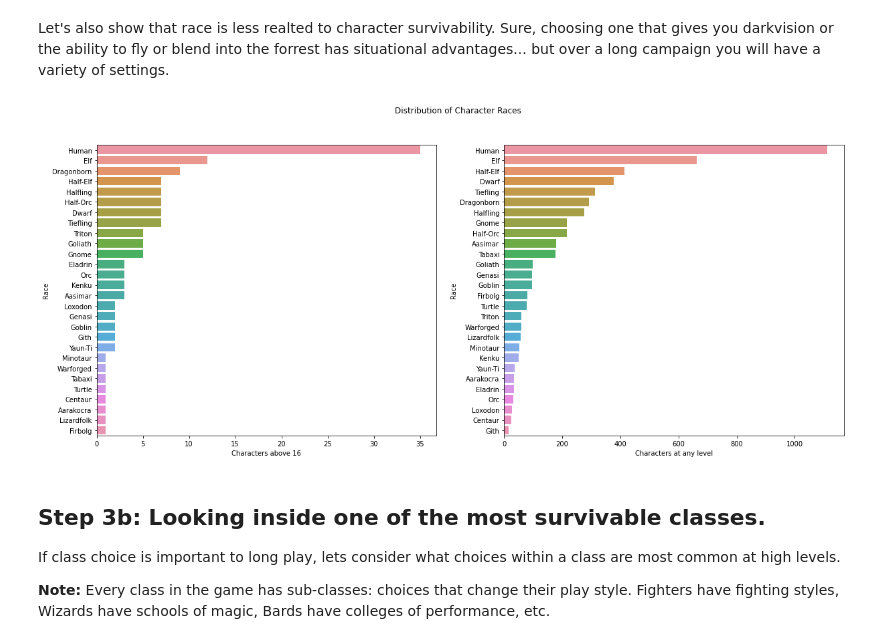
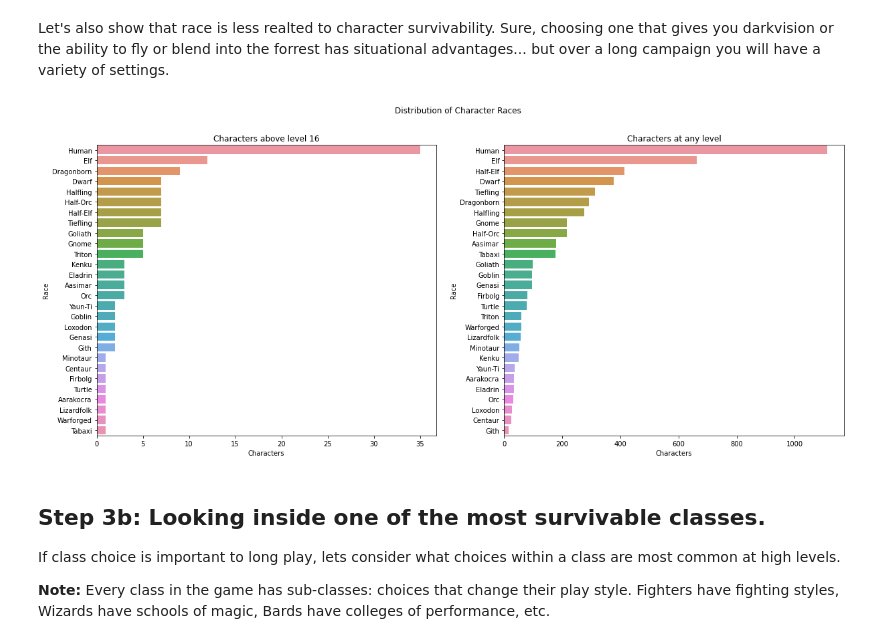
Before and after one commit to kb3uyi/GA-DnD-analysis, a Jupyter notebook: dnd_analysis.ipynb, the cells around one changed output. Drawn from its saved outputs; the diff is of its cells as text; code cells hidden in the pictures.

```diff
--- a/dnd_analysis.ipynb
+++ b/dnd_analysis.ipynb
@@ -323,36 +322,34 @@ Let's also show that race is less realted to character survivability. Sure, choo
 # %%
 race_subset = high_level_chars.copy()
 race_subset_all = top_classes_subset.copy()
 
 # remove races not seen in each other's set for a better comparison.
 # by inspection, the mismatches are for very uncommon races, and we're counting the most common
 race_subset_all =  race_subset_all[race_subset_all['processedRace'].isin(list(race_subset['processedRace'].unique()))]
 race_subset =  race_subset[race_subset['processedRace'].isin(list(race_subset_all['processedRace'].unique()))]
 
 ##
 ## Count and graph the remaining values
 ##
 race_count = race_subset['processedRace'].value_counts().reset_index()
 race_count.rename(columns={'index': 'Race', 'processedRace': 'Characters'}, inplace=True)
 race_count.sort_values(by=['Characters'],ascending=[False],inplace=True)
 
 race_count_all = race_subset_all['processedRace'].value_counts().reset_index()
 race_count_all.rename(columns={'index': 'Race', 'processedRace': 'Characters'}, inplace=True)
 race_count_all.sort_values(by=['Characters'],ascending=[False],inplace=True)
 
 f, (ax1, ax2) = plt.subplots(ncols=2, figsize=(20, 8))
 f.suptitle('Distribution of Character Races')
-ax1 = plt.subplot(1, 2, 1)
-sns.barplot(y="Race", x="Characters", data=race_count)
-plt.xlabel('Characters above 16')
+sns.barplot(y="Race", x="Characters", data=race_count, ax=ax1)
+ax1.set_title('Characters above level 16')
 
-ax2 = plt.subplot(1, 2, 2)
-sns.barplot(y="Race", x="Characters", data=race_count_all)
-plt.xlabel('Characters at any level')
+sns.barplot(y="Race", x="Characters", data=race_count_all, ax=ax2)
+ax2.set_title('Characters at any level')
 
 plt.show()
 # %% [output]
-[figure, old version]
+[figure, new version]
 # %% [markdown]
 ## Step 3b: Looking inside one of the most survivable classes.
 If class choice is important to long play, lets consider what choices within a class are most common at high levels.
```
Also changed, not shown: parts of 5 cells of this notebook.
